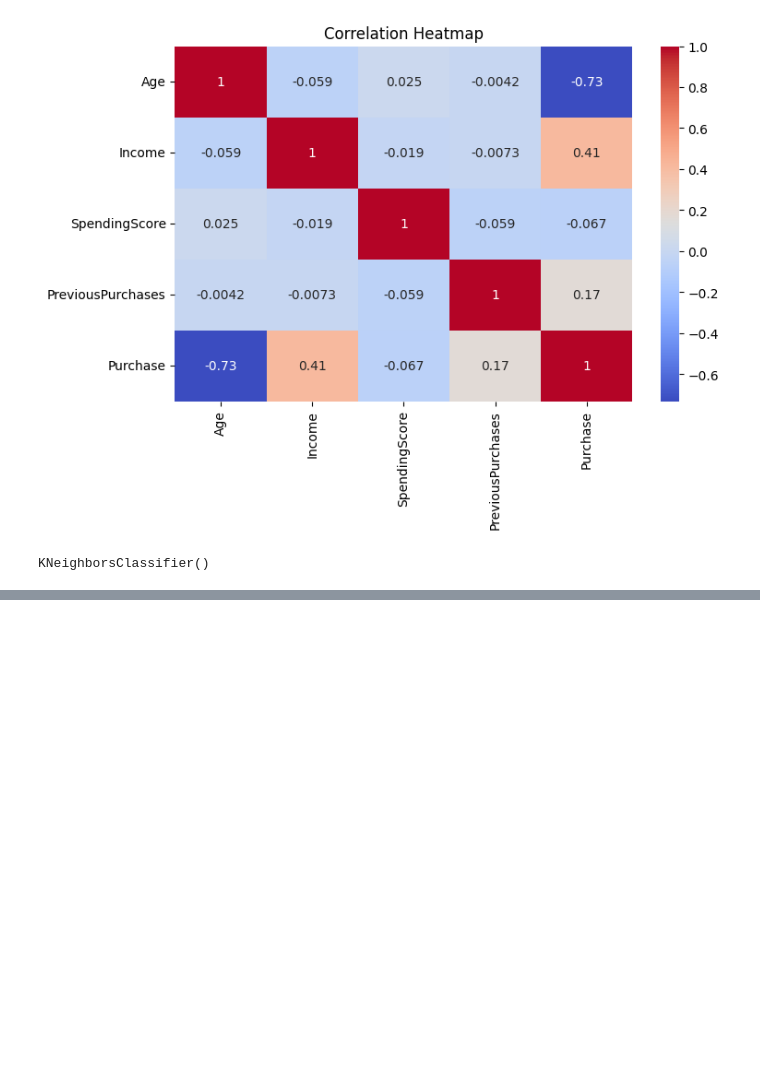
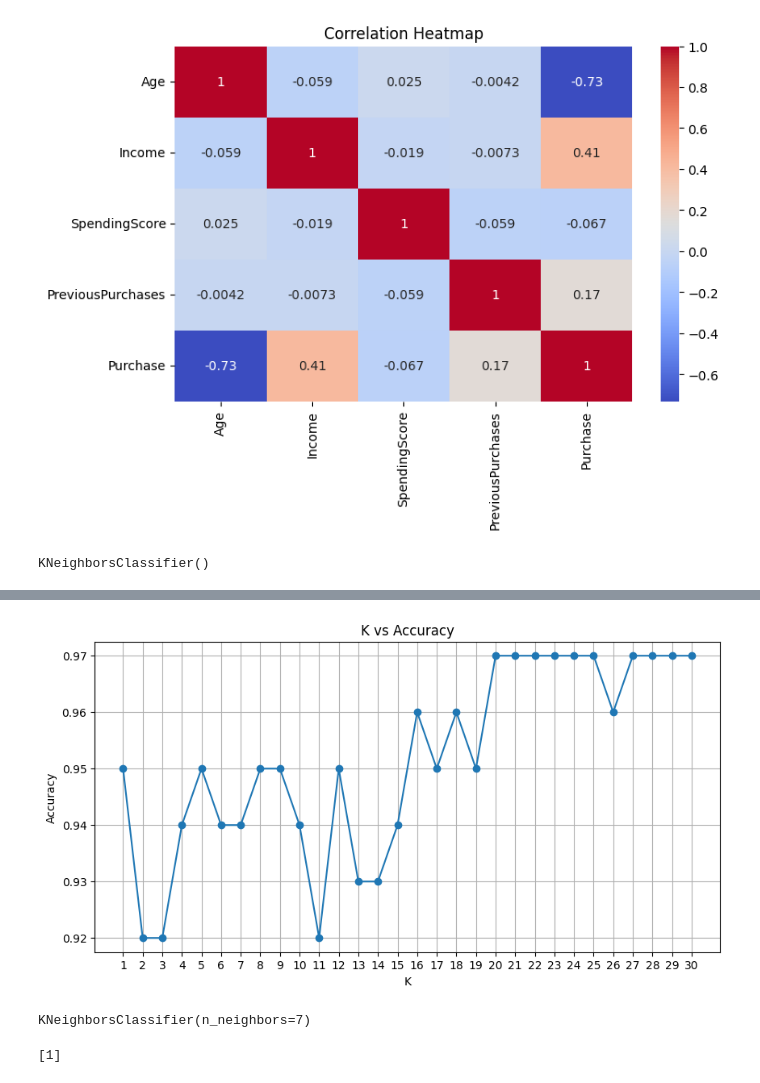
Before and after one commit to abhinavsinh014-prog/Machine-Learing, a Jupyter notebook: CustomerClassifier.ipynb, the cells around one changed output, grey strips where cells are left out. Saved outputs shown, nothing was run; the diff lists cells and outputs as text; code cells hidden in the pictures; blank space fills up the shorter version.

```diff
--- a/CustomerClassifier.ipynb
+++ b/CustomerClassifier.ipynb
@@ -106,0 +150,77 @@ y_pred = knn.predict(X_test_scaled)
+# %%
+k_values = range(1, 31)
+
+accuracies = []
+
+for k in k_values:
+
+    knn = KNeighborsClassifier(
+        n_neighbors=k
+    )
+
+    knn.fit(
+        X_train_scaled,
+        y_train
+    )
+
+    y_pred_k = knn.predict(
+        X_test_scaled
+    )
+
+    accuracies.append(
+        accuracy_score(
+            y_test,
+            y_pred_k
+        )
+    )
+# %%
+plt.figure(figsize=(10, 5))
+
+plt.plot(
+    k_values,
+    accuracies,
+    marker="o"
+)
+
+plt.xlabel("K")
+plt.ylabel("Accuracy")
+
+plt.title("K vs Accuracy")
+
+plt.xticks(k_values)
+
+plt.grid()
+
+plt.show()
+# %% [output]
+[figure, added]
+# %%
+final_model = KNeighborsClassifier(
+    n_neighbors=7
+)
+
+final_model.fit(
+    X_train_scaled,
+    y_train
+)
+# %% [output]
+KNeighborsClassifier(n_neighbors=7)
+# %%
+new_customer = pd.DataFrame({
+    "Age": [25],
+    "Income": [70000],
+    "SpendingScore": [80],
+    "PreviousPurchases": [10]
+})
+
+new_customer_scaled = scaler.transform(
+    new_customer
+)
+
+prediction = final_model.predict(
+    new_customer_scaled
+)
+
+print(prediction)
+# %% [output]
+[1]
```
Also changed, not shown: parts of 3 cells of this notebook.
